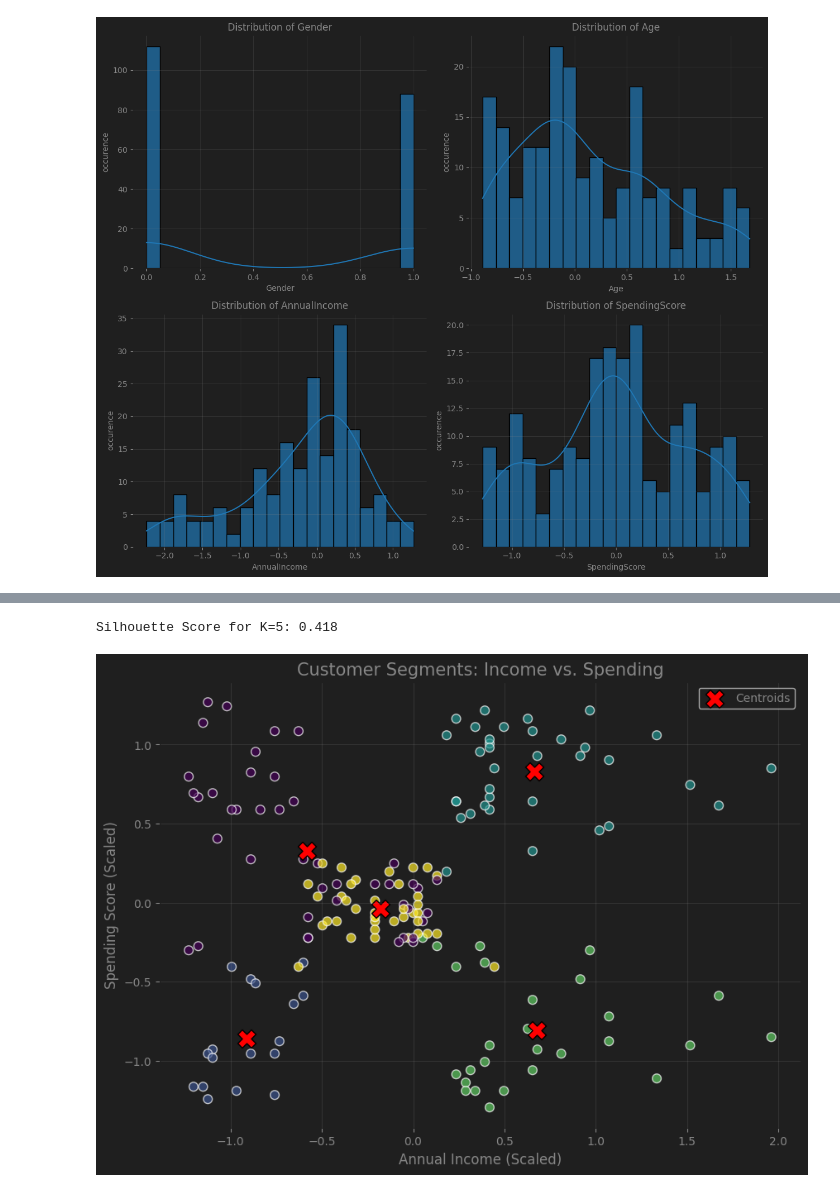
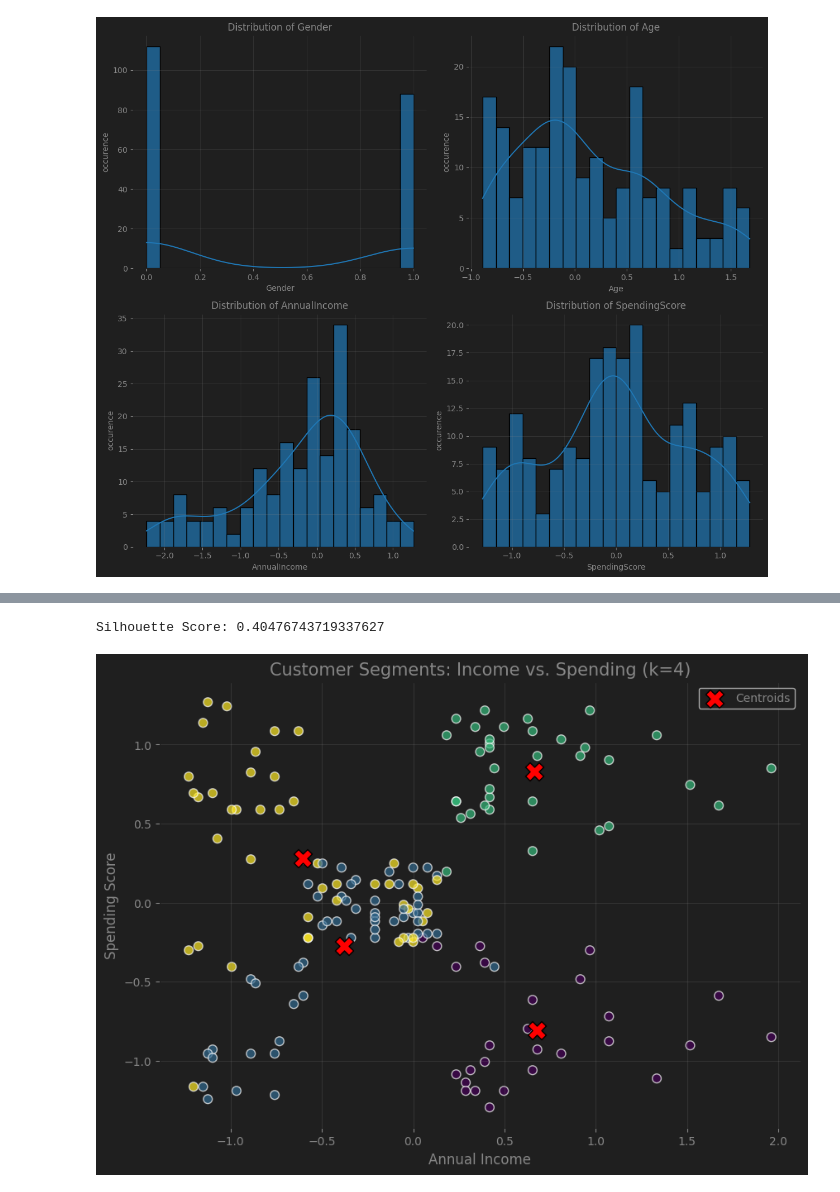
Before and after one commit to Abdelrahmen-Elashry/DEPI_Tasks, a Jupyter notebook: Task_4/Segmentation.ipynb, the cells around one changed output, grey strips where cells are left out. Saved outputs shown, nothing was run; the diff lists cells and outputs as text; code cells hidden in the pictures.

Commit message:
Perform elbow method with  Silhouette score

```diff
--- a/Task_4/Segmentation.ipynb
+++ b/Task_4/Segmentation.ipynb
@@ -201,3 +201,23 @@ X_train, X_test = train_test_split(X, test_size=0.2, random_state=42)
 scaler = RobustScaler()
 X_train_scaled = scaler.fit_transform(X_train)
 X_test_scaled = scaler.transform(X_test)
+# %%
+import matplotlib.pyplot as plt
+from sklearn.cluster import KMeans
+
+wcss = []
+k_range = range(1, 11)
+
+for k in k_range:
+    kmeans = KMeans(n_clusters=k, random_state=42, n_init=10)
+    kmeans.fit(X_train_scaled)
+    wcss.append(kmeans.inertia_)
+
+plt.figure(figsize=(10, 6))
+plt.plot(k_range, wcss, marker='o', linestyle='--', color='b')
+plt.title('Elbow Method for Optimal k')
+plt.xlabel('Number of Clusters (k)')
+plt.ylabel('Inertia')
+plt.xticks(k_range)
+plt.grid(True)
+plt.show()
@@ -204,28 +226,26 @@ X_test_scaled = scaler.transform(X_test)
 # %%
-kmeans = KMeans(n_clusters=5, random_state=42, n_init=10)
+kmeans = KMeans(n_clusters=4, random_state=42, n_init=10)
 kmeans.fit(X_train_scaled)
 y_kmeans = kmeans.predict(X_test_scaled)
 # %%
-score = silhouette_score(X_train_scaled, y_kmeans)
-print(f"Silhouette Score for K=5: {score}")
+score = silhouette_score(X_train_scaled, kmeans.labels_)
+print(f"Silhouette Score: {score}")
 # %% [output]
-Silhouette Score for K=5: 0.418
+Silhouette Score: 0.40476743719337627
 # %%
-y_train_clusters = kmeans.predict(X_train_scaled)
+y_train_clusters = kmeans.labels_
 
 plt.figure(figsize=(10, 7))
-
 plt.scatter(X_train_scaled[:, 1], X_train_scaled[:, 2],
             c=y_train_clusters, cmap='viridis', s=60, alpha=0.7, edgecolors='white')
-
 plt.scatter(kmeans.cluster_centers_[:, 1], kmeans.cluster_centers_[:, 2],
             s=250, c='red', marker='X', label='Centroids', edgecolors='black')
 
-plt.title('Customer Segments: Income vs. Spending', fontsize=15)
-plt.xlabel('Annual Income (Scaled)', fontsize=12)
-plt.ylabel('Spending Score (Scaled)', fontsize=12)
+plt.title('Customer Segments: Income vs. Spending (k=4)', fontsize=15)
+plt.xlabel('Annual Income', fontsize=12)
+plt.ylabel('Spending Score', fontsize=12)
 plt.legend()
 plt.grid(True, alpha=0.2)
 plt.show()
 # %% [output]
-[figure, old version]
+[figure, new version]
```
Also changed, not shown: parts of 2 cells of this notebook.
